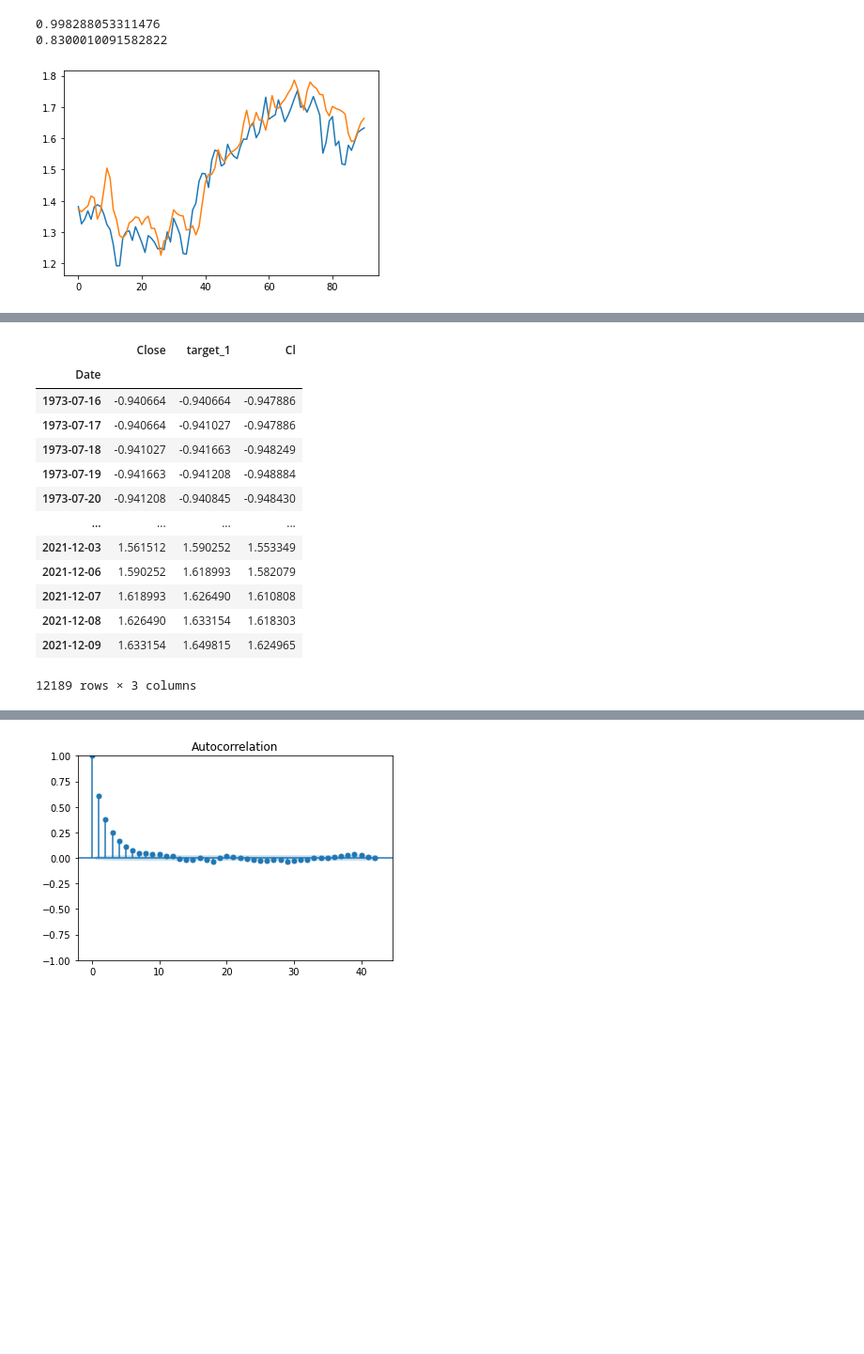
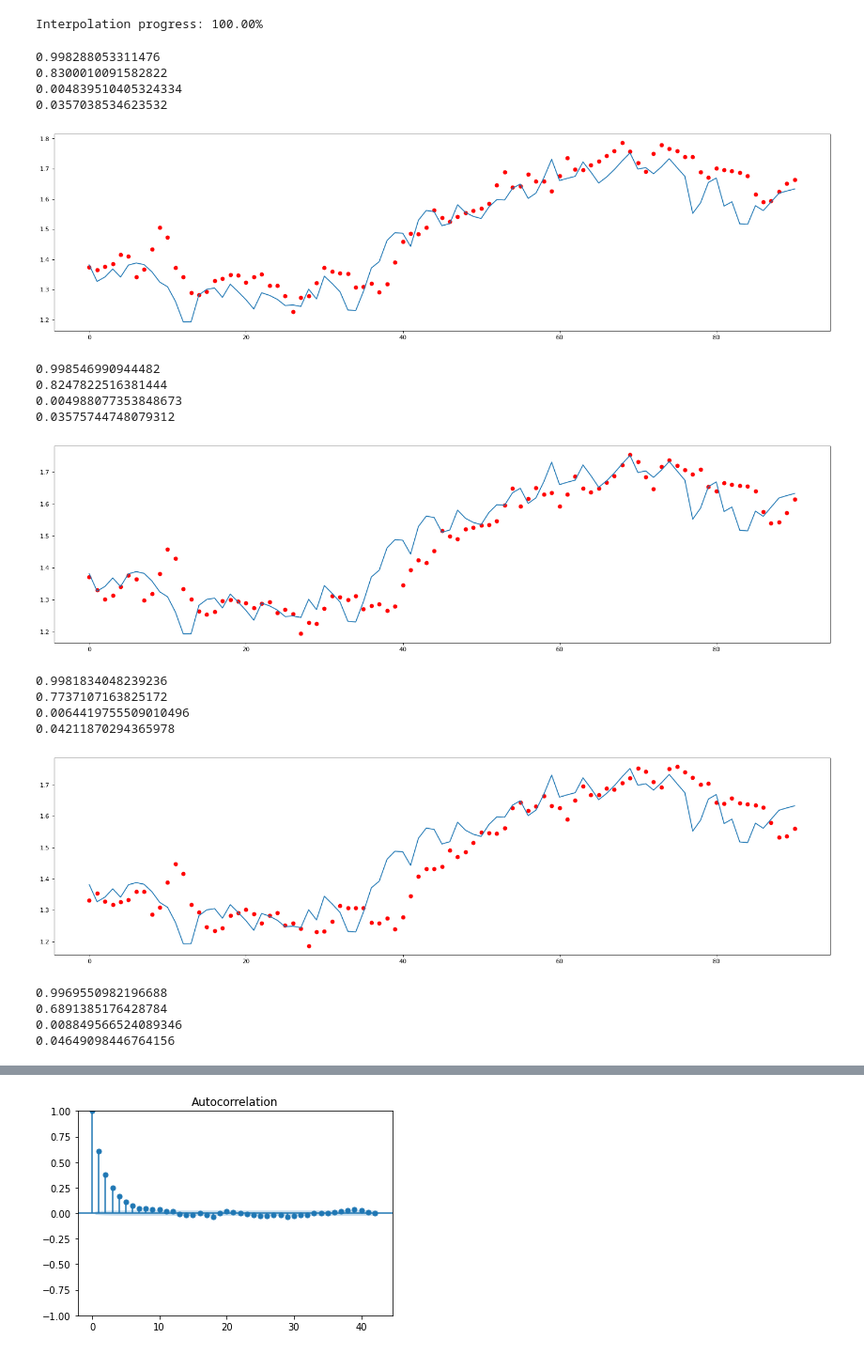
Before and after one commit to GustavoFortti/market-data-pipe, a Jupyter notebook: notebooks/target.ipynb, the cells around one changed output, grey strips where cells are left out. Shown: that part at 94% size. Drawn from its saved outputs; the diff is of its cells as text; code cells hidden in the pictures; blank space fills up the shorter version.

```diff
--- a/notebooks/target.ipynb
+++ b/notebooks/target.ipynb
@@ -26,8 +37,8 @@ from sklearn.metrics import r2_score
 # %%
 df = pd.read_csv('../data/premodel/XOM/1-set/time_ahead_1/data_scaler/df.csv')
 df = df.set_index('Date')
-target = pd.read_csv('../data/premodel/XOM/1-set/time_ahead_1/data_scaler/target.csv')
-df['target_1'] = target['Close'].values
+# target = pd.read_csv('../data/premodel/XOM/1-set/time_ahead_1/data_scaler/target.csv')
+# df['target_1'] = target['Close'].values
 # target = pd.read_csv('../data/premodel/XOM/1-set/time_ahead_2/data_scaler/target.csv')
 # df['target_2'] = target['Close_Ema_5_diff'].values
 # df = df.iloc[:-1, :]
@@ -40,3 +51,4 @@ df['target_1'] = target['Close'].values
 
 # ax = df.corr()['target_1'].sort_values()
 # df.loc[:, ['target_1', 'Close_Ema_9_diff', 'Close_Ema_5_diff', 'trend_macd_diff']].corr()
+df.columns
@@ -81,34 +78,54 @@ y_ax = y[63:]
+# %%
+p = PolyInter(df.loc[:, ['Close']].reset_index(drop='index').values, d).get_values()
+# %% [output]
+Interpolation progress: 100.00%
 # %%
 def regressor(tah):
     X =  df.loc[:, ['Close']].reset_index(drop='index').values[:-tah]
     y =  df.loc[:, ['Close']].reset_index(drop='index').values[tah:]
-
-    def matrix_2d(x: np.array, timestemp: int) -> list:
-        x = deepcopy(x)
-        reshaped_x = []
-        for i in range(timestemp, x.shape[0] + 1):
-            reshaped_x.append(np.array([i[0] for i in x[i - timestemp:i]]))
-        return np.array(reshaped_x)
 
     x_2d = matrix_2d(X[:-150], 60)
     y_ax = y[:-150][59:]
 
     X_train, x_test, y_train, y_test = train_test_split(x_2d, y_ax, test_size=0.33, random_state=42)
     regr = MLPRegressor(random_state=1, max_iter=500).fit(X_train, y_train)
     print(regr.score(x_test, y_test))
 
     x_2d = matrix_2d(X[-150:], 60)
     y_ax = y[-150:][59:]
 
     pred = regr.predict(x_2d)
 
+    print(regr.score(x_2d, y_ax))
+    print(mean_squared_error(pred, y_ax))
+    print(mean_absolute_percentage_error(pred, y_ax))
+    figure(figsize=(23, 6), dpi=80)
     plt.plot(y_ax)
-    plt.plot(pred)
+    plt.scatter(range(y_ax.shape[0]), pred, color='red')
+    plt.show()
 
-    print(regr.score(x_2d, y_ax))
 
-regressor()
+regressor(1)
+regressor(2)
+regressor(3)
+regressor(4)
 # %% [output]
 0.998288053311476
 0.8300010091582822
+0.004839510405324334
+0.0357038534623532
-[figure, old version]
+[figure, new version]
+0.998546990944482
+0.8247822516381444
+0.004988077353848673
+0.03575744748079312
+[figure, added]
+0.9981834048239236
+0.7737107163825172
+0.0064419755509010496
+0.04211870294365978
+[figure, added]
+0.9969550982196688
+0.6891385176428784
+0.008849566524089346
+0.04649098446764156
@@ -115,29 +132,0 @@ regressor()
-# %%
-df_ax = pd.read_csv('../data/premodel/XOM/1-set/time_ahead_1/data/df.csv')
-df_ax = df_ax.set_index('Date')
-# target = pd.read_csv('../data/premodel/XOM/1-set/time_ahead_1/data/target.csv')
-# df_ax['target_1'] = target['Close_Ema_5_diff'].values
-# df_ax = df_ax.iloc[:-1, :]
-
-scaler = StandardScaler()
-scaler.fit(df_ax)
-df_scaler = pd.DataFrame(scaler.transform(df_ax), columns=df_ax.columns, index=df_ax.index)
-
-df['Cl'] = df_scaler['Close'].values
-
-df
-# %% [output]
-|  | Close | target_1 | Cl |
-| Date |  |  |  |
-| 1973-07-16 | -0.940664 | -0.940664 | -0.947886 |
-| 1973-07-17 | -0.940664 | -0.941027 | -0.947886 |
-| 1973-07-18 | -0.941027 | -0.941663 | -0.948249 |
-| 1973-07-19 | -0.941663 | -0.941208 | -0.948884 |
-| 1973-07-20 | -0.941208 | -0.940845 | -0.948430 |
-| ... | ... | ... | ... |
-| 2021-12-03 | 1.561512 | 1.590252 | 1.553349 |
-| 2021-12-06 | 1.590252 | 1.618993 | 1.582079 |
-| 2021-12-07 | 1.618993 | 1.626490 | 1.610808 |
-| 2021-12-08 | 1.626490 | 1.633154 | 1.618303 |
-| 2021-12-09 | 1.633154 | 1.649815 | 1.624965 |
-12189 rows × 3 columns
```
Also changed, not shown: parts of 7 cells of this notebook, 2 other files.
